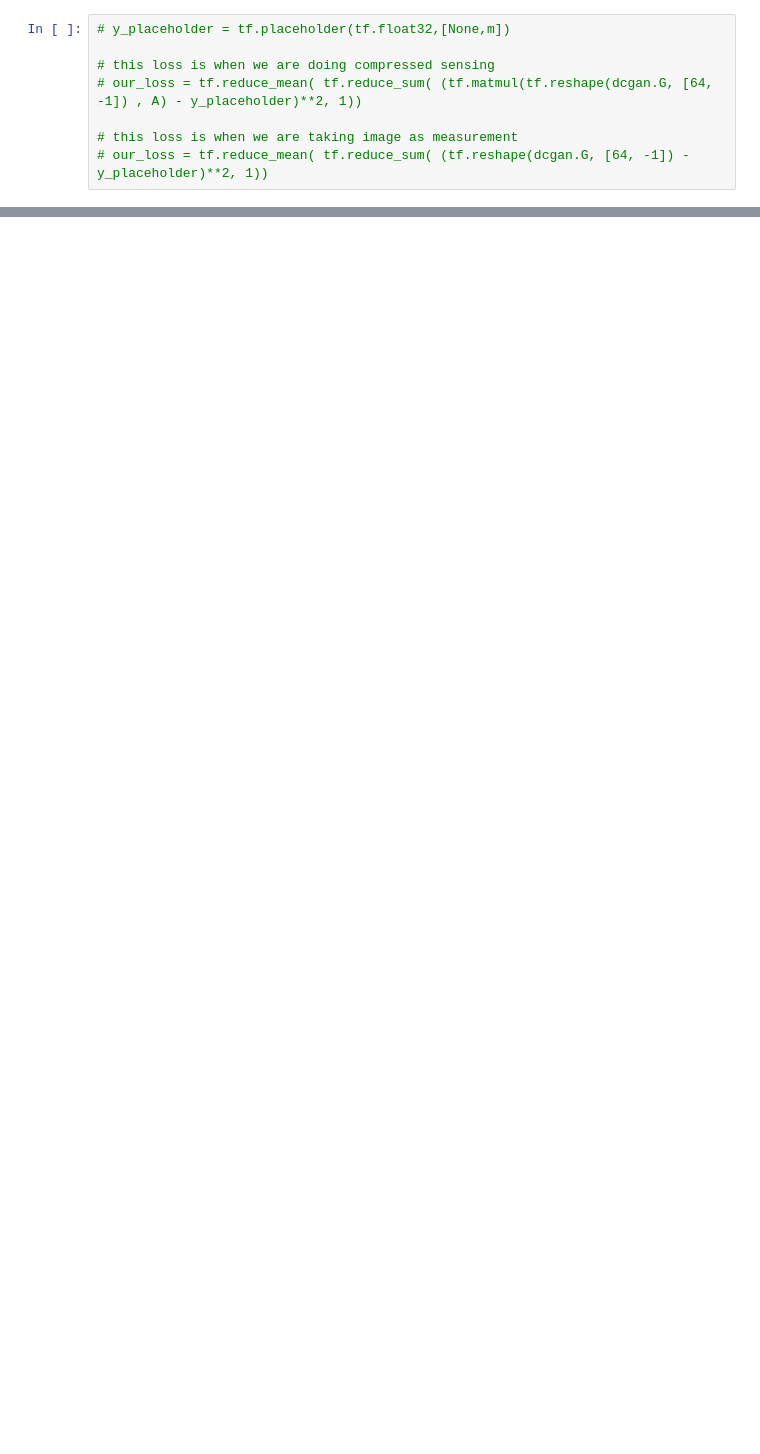
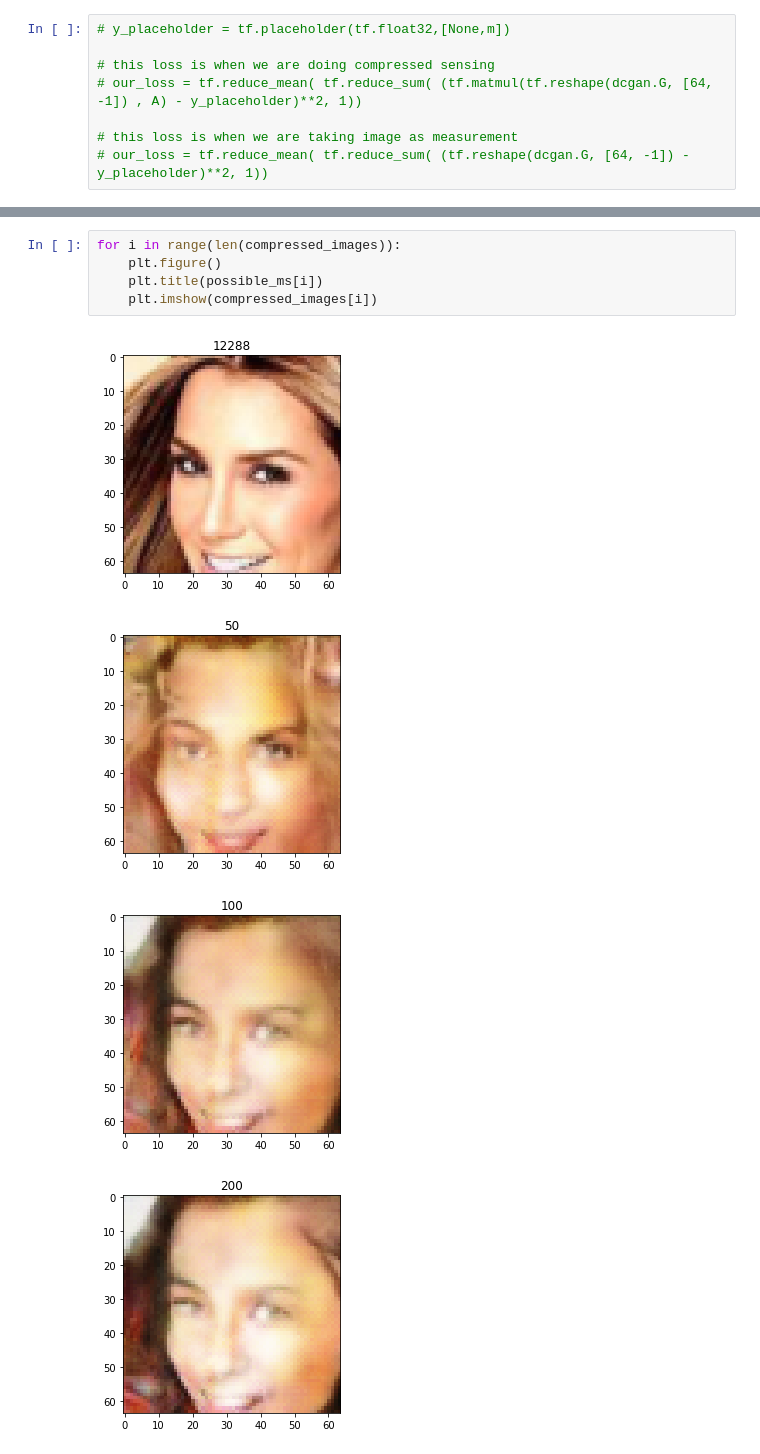
Before and after one commit to shloak/DCGAN-tensorflow, a Jupyter notebook: train_z.ipynb, the cells around one changed output, grey strips where cells are left out. Cells and saved outputs as stored; diff of their text form; blank space fills up the shorter version.

```diff
--- a/train_z.ipynb
+++ b/train_z.ipynb
@@ -200,0 +347,10 @@ plt.show()
+# %%
+for i in range(len(compressed_images)):
+    plt.figure()
+    plt.title(possible_ms[i])
+    plt.imshow(compressed_images[i])
+# %% [output]
+[figure, added]
+[figure, added]
+[figure, added]
+[figure, added]
```
Also changed, not shown: parts of 7 cells of this notebook.
